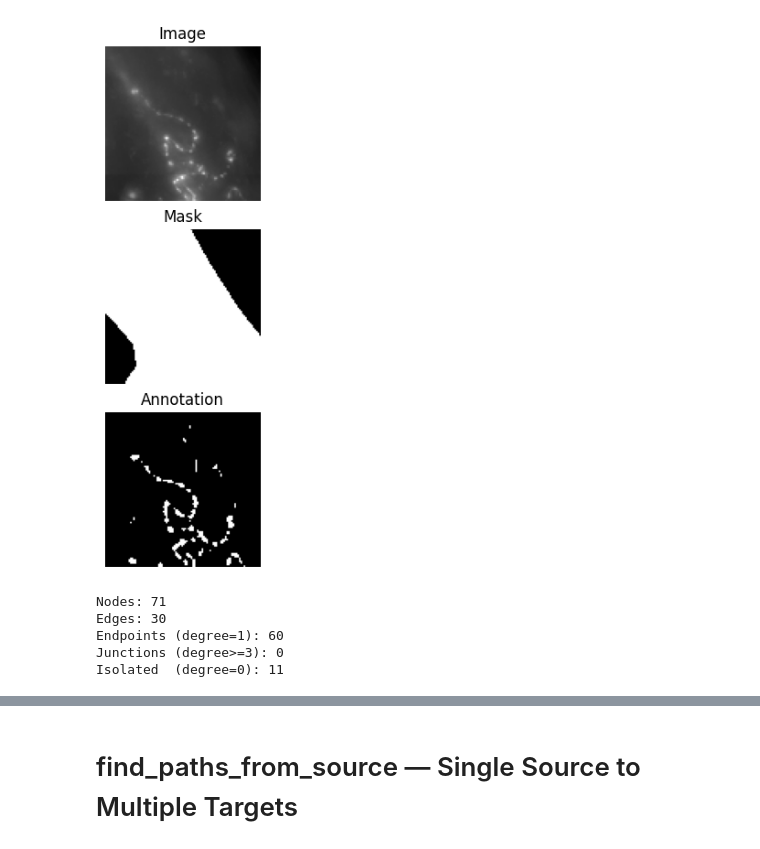
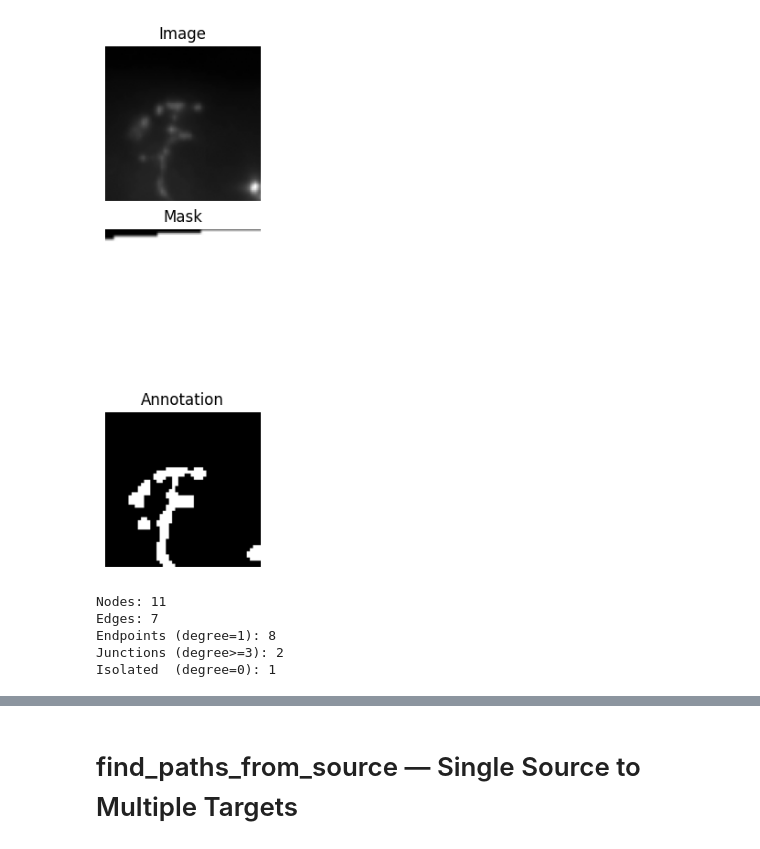
Before and after one commit to Ponywen0819/ienf_q, a Jupyter notebook: notebooks/pathfinder/test.ipynb, the cells around one changed output, grey strips where cells are left out. Cells and saved outputs as stored; diff of their text form; code cells hidden in the pictures.

```diff
--- a/notebooks/pathfinder/test.ipynb
+++ b/notebooks/pathfinder/test.ipynb
@@ -38,21 +38,29 @@ annotation shape: (2867, 5632), dtype: uint8
 # %%
 def crop(image:np.ndarray):
-    x, y, w, h = 4840, 1760 , 100, 100
+    x, y, w, h = 2800, 875 , 100, 100
     cropped_image = image[y:y+h, x:x+w]
     return cropped_image
 
 roi_image = crop(image)
 roi_mask = crop(mask)
 roi_annotation = crop(annotation)
+kernel = cv2.getStructuringElement(cv2.MORPH_RECT, (3, 3))
+roi_annotation = cv2.morphologyEx(roi_annotation, cv2.MORPH_OPEN, kernel)
+
+# apply closing to roi_annotation to fill small holes
+roi_annotation = cv2.morphologyEx(roi_annotation, cv2.MORPH_CLOSE, kernel)
+roi_annotation[roi_annotation > 0] = 255
+# roi_annotation[roi_annotation <= 127] = 0
+
 _, axes = plt.subplots(3, 1, figsize=(18, 6), constrained_layout=True)
 axes[0].imshow(roi_image,      cmap='gray');  axes[0].set_title('Image');       axes[0].axis('off')
 axes[1].imshow(roi_mask,       cmap='gray');  axes[1].set_title('Mask');        axes[1].axis('off')
 axes[2].imshow(roi_annotation, cmap='gray');  axes[2].set_title('Annotation');  axes[2].axis('off')
 plt.show()
 # %% [output]
-[figure, old version]
+[figure, new version]
 # %%
-builder = TopologyBuilder(segment_length=1.0)
+builder = TopologyBuilder(segment_length=3.0)
 skeleton = builder.build_skeleton_graph(roi_annotation, roi_image)
 
 print(f'Nodes: {skeleton.number_of_nodes()}')
@@ -62,11 +70,11 @@ print(f'Endpoints (degree=1): {sum(1 for d in degrees.values() if d == 1)}')
 print(f'Junctions (degree>=3): {sum(1 for d in degrees.values() if d >= 3)}')
 print(f'Isolated  (degree=0): {sum(1 for d in degrees.values() if d == 0)}')
 # %% [output]
-Nodes: 71
-Edges: 30
-Endpoints (degree=1): 60
-Junctions (degree>=3): 0
-Isolated  (degree=0): 11
+Nodes: 11
+Edges: 7
+Endpoints (degree=1): 8
+Junctions (degree>=3): 2
+Isolated  (degree=0): 1
 # %%
 def draw_graph_on_image(ax, graph, bg_image, title='', cmap='gray',
                         node_size=6, edge_alpha=0.8, color_by_distance=True):
```
Also changed, not shown: parts of 12 cells of this notebook, 18 other files.
